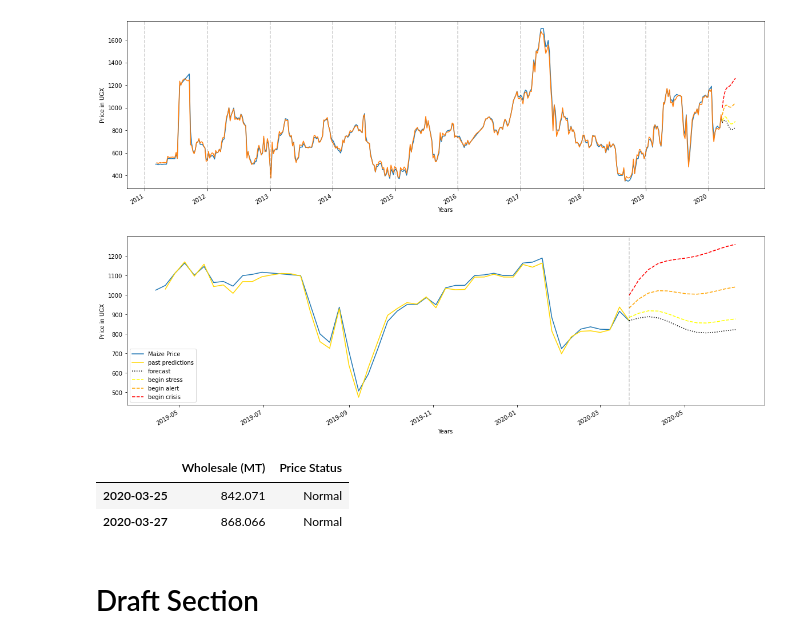
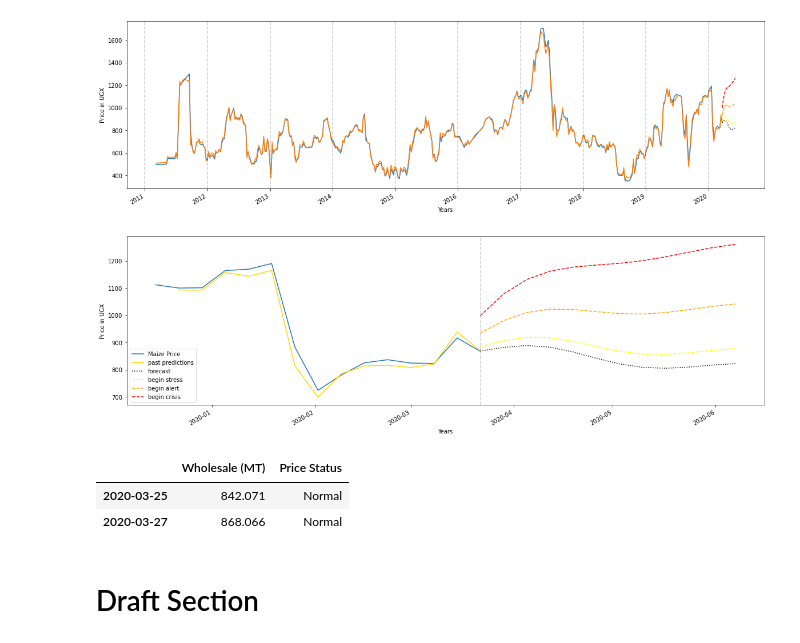
Before and after one commit to CodingDuckmx/Sauti-Africa-Market-Monitoring, a Jupyter notebook: maize_first_steps.ipynb, the cells around one changed output. Cells and saved outputs as stored; diff of their text form; code cells hidden in the pictures.

```diff
--- a/maize_first_steps.ipynb
+++ b/maize_first_steps.ipynb
@@ -457,24 +484,24 @@ plt.show()
 [figure]
 # %%
 
-lag = 50
+lag = 15
 
 timeseries_prices = plt.plot(weekly_lira[-lag:], label = 'Maize Price')
 plt.plot(past_predictions[-lag:].shift(-1), label='past predictions', color='gold')
 
 predictions['forecast'][-lag:].plot(color='black', style=':')
 predictions['normal'][-lag:].plot(color='yellow', style='--', label='begin stress')
 predictions['stress'][-lag:].plot(color='orange', style='--', label='begin alert')
 predictions['crisis'][-lag:].plot(color='red', style='--', label='begin crisis')
 
 plt.axvline(weekly_lira[-1:].index[0], color='k', linestyle='--', alpha=0.2)
 # for year in range(int(str(weekly_lira[-lag:].index[0])[:4]),2021):
 #     plt.axvline(pd.to_datetime(str(year) + '-01-01'), color='k', linestyle='--', alpha=0.2)
 plt.legend(loc='best')
 plt.xlabel('Years')
 plt.ylabel('Price in UGX')
 plt.savefig('arma_maize_alert_crisis_bands_test.png')
 plt.show()
 # %% [output]
-[figure, old version]
+[figure, new version]
 # %%
@@ -503,12 +534,14 @@ for date in last_seven_days_observed.index:
             last_seven_days_observed['Price Status'] = 'Crisis'
     else:
         last_seven_days_observed['Price Status'] = 'Error'
-# %%
-last_seven_days_observed
-# %% [output]
-|  | Wholesale (MT) | Price Status |
-| 2020-03-25 | 842.071 | Normal |
-| 2020-03-27 | 868.066 | Normal |
+# %%
+# Results
+
+last_seven_days_observed
+# %% [output]
+|  | Wholesale (MT) | Price Status |
+| 2020-03-25 | 842.071 | Normal |
+| 2020-03-27 | 868.066 | Normal |
 # %% [markdown]
 # Draft Section
 # %%
```
Also changed, not shown: parts of 21 cells of this notebook, 1 other file.
